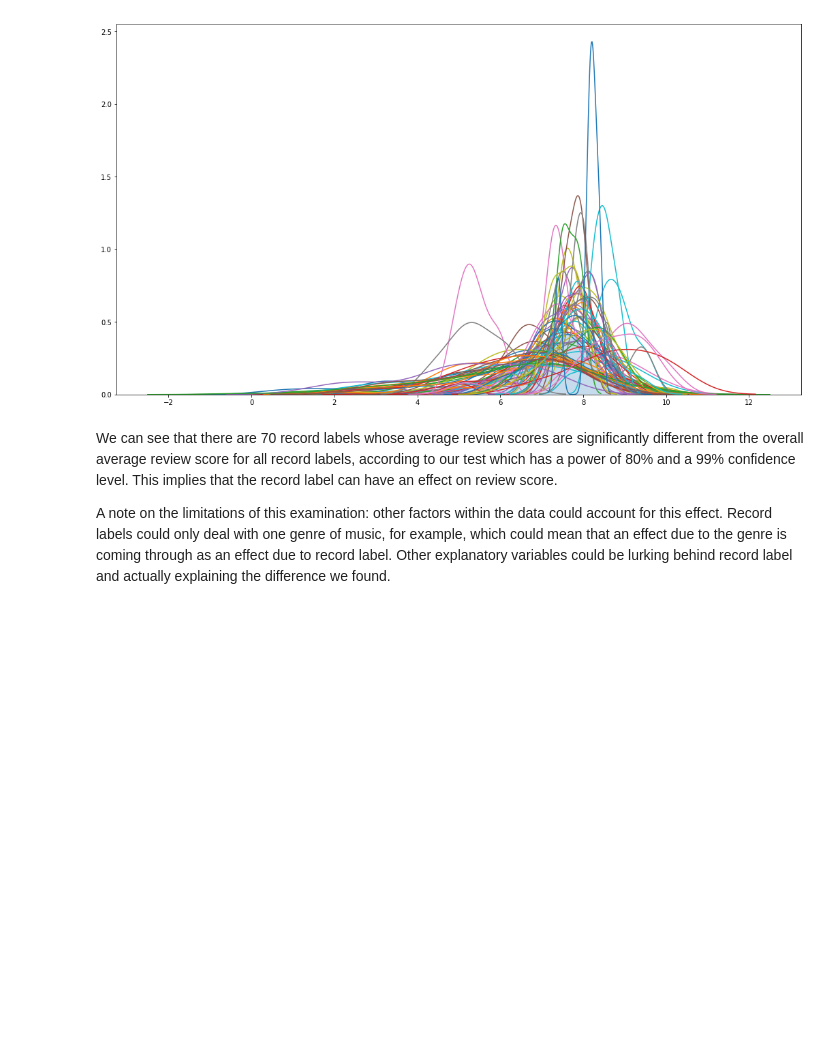
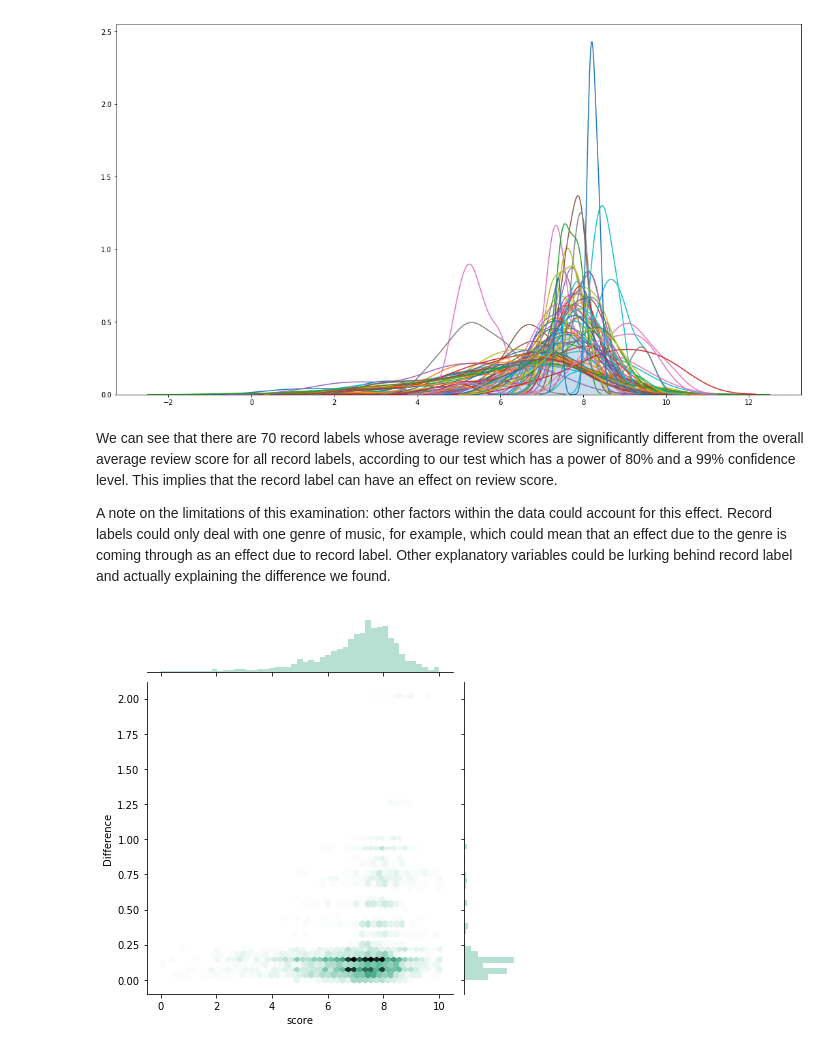
Before and after one commit to lindseyberlin/Revised-Module-3-Project, a Jupyter notebook: Question2_Label.ipynb, the cells around one changed output. Cells and saved outputs as stored; diff of their text form; code cells hidden in the pictures; blank space fills up the shorter version.

Commit message:
Trying to improve visualizations

```diff
--- a/Question2_Label.ipynb
+++ b/Question2_Label.ipynb
@@ -511,3 +511,9 @@ significant_scores_df.head()
 | 23 | 7.5 | profound lore |
 | 25 | 7.8 | northern spy |
 | 29 | 8.2 | polyvinyl |
+# %%
+significant_scores_df = pd.merge(significant_scores_df,
+                                 significant_labels_df["Difference"],
+                                 left_on="label",
+                                 right_index=True,
+                                 how="left")
@@ -528,3 +544,10 @@ plt.show()
 We can see that there are 70 record labels whose average review scores are significantly different from the overall average review score for all record labels, according to our test which has a power of 80% and a 99% confidence level. This implies that the record label can have an effect on review score.
 
 A note on the limitations of this examination: other factors within the data could account for this effect. Record labels could only deal with one genre of music, for example, which could mean that an effect due to the genre is coming through as an effect due to record label. Other explanatory variables could be lurking behind record label and actually explaining the difference we found.
+# %%
+sns.jointplot(significant_scores_df["score"],
+              significant_scores_df["Difference"],
+              kind="hex", color="#4CB391")
+plt.show()
+# %% [output]
+[figure, added]
```
Also changed, not shown: parts of 3 cells of this notebook, 1 other file.
